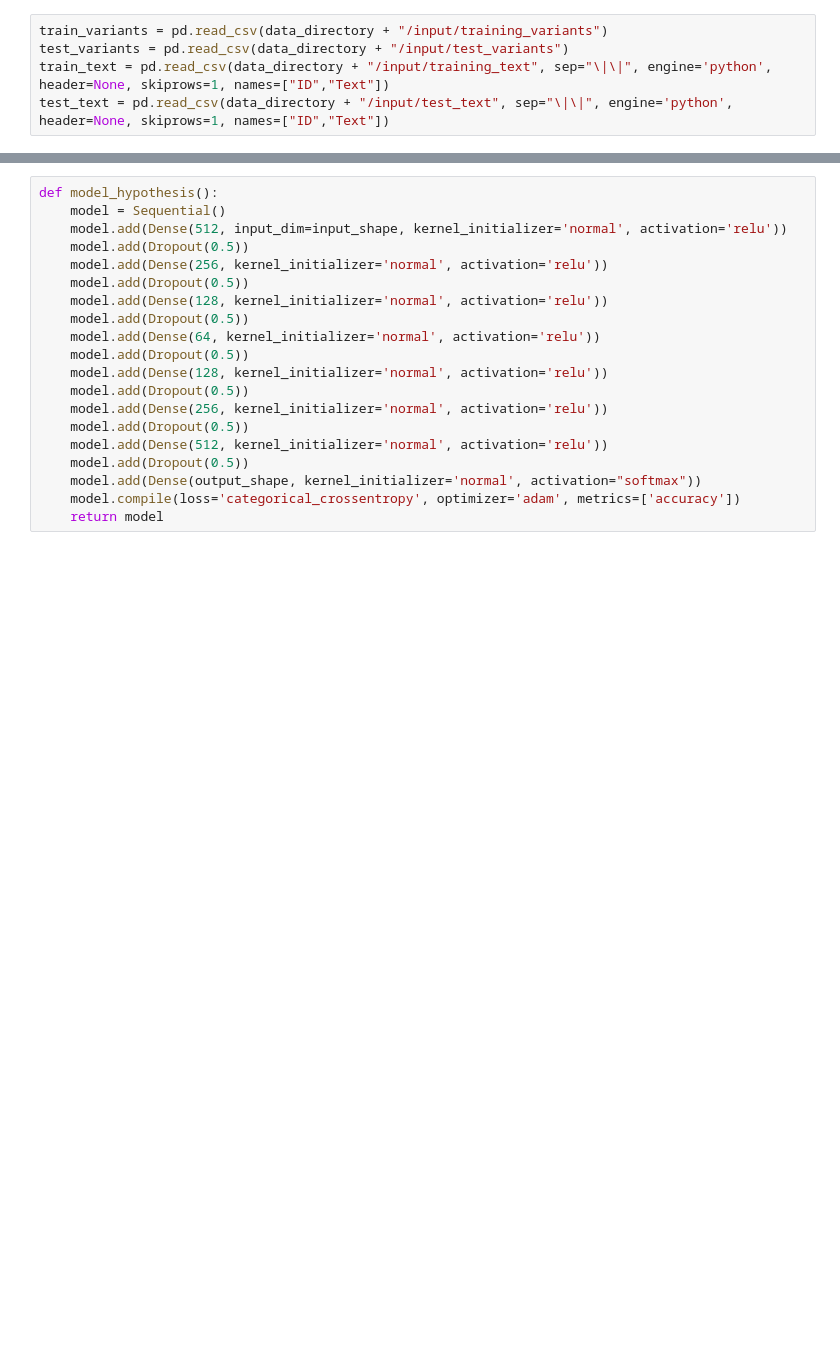
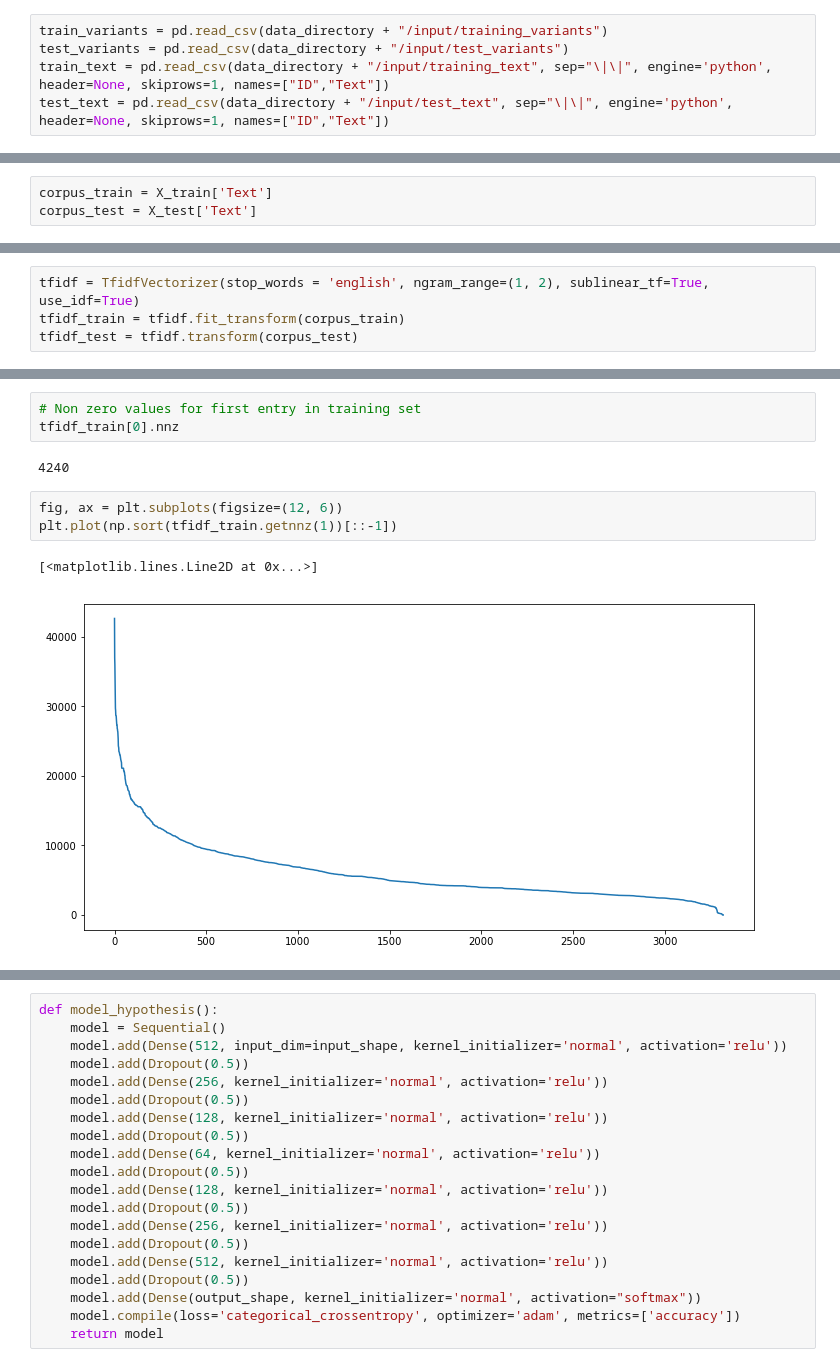
Before and after one commit to planetceres/NIPS-personalized-medicine, a Jupyter notebook: hypothesis_keras.ipynb, the cells around one changed output, grey strips where cells are left out. Cells and saved outputs as stored; diff of their text form; blank space fills up the shorter version.

```diff
--- a/hypothesis_keras.ipynb
+++ b/hypothesis_keras.ipynb
@@ -61,0 +397,3 @@ Using TensorFlow backend.
+# %%
+corpus_train = X_train['Text']
+corpus_test = X_test['Text']
@@ -61,0 +480,4 @@ Using TensorFlow backend.
+# %%
+tfidf = TfidfVectorizer(stop_words = 'english', ngram_range=(1, 2), sublinear_tf=True, use_idf=True)
+tfidf_train = tfidf.fit_transform(corpus_train)
+tfidf_test = tfidf.transform(corpus_test)
@@ -61,0 +492,11 @@ Using TensorFlow backend.
+# %%
+# Non zero values for first entry in training set
+tfidf_train[0].nnz
+# %% [output]
+4240
+# %%
+fig, ax = plt.subplots(figsize=(12, 6))
+plt.plot(np.sort(tfidf_train.getnnz(1))[::-1])
+# %% [output]
+[<matplotlib.lines.Line2D at 0x...>]
+[figure, added]
```
Also changed, not shown: parts of 184 cells of this notebook.
